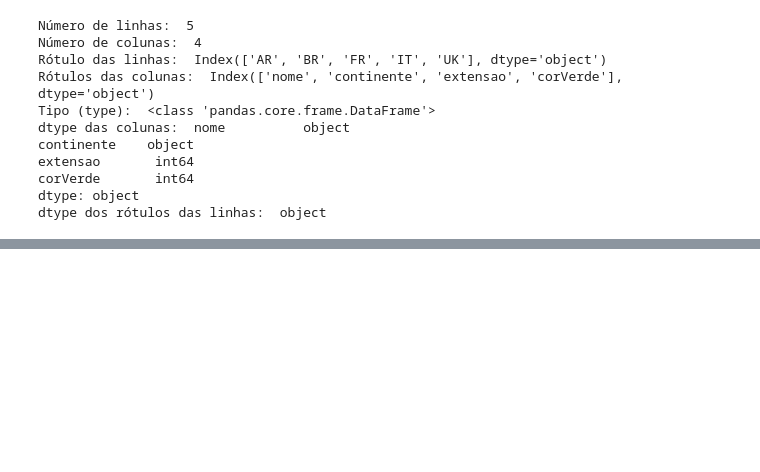
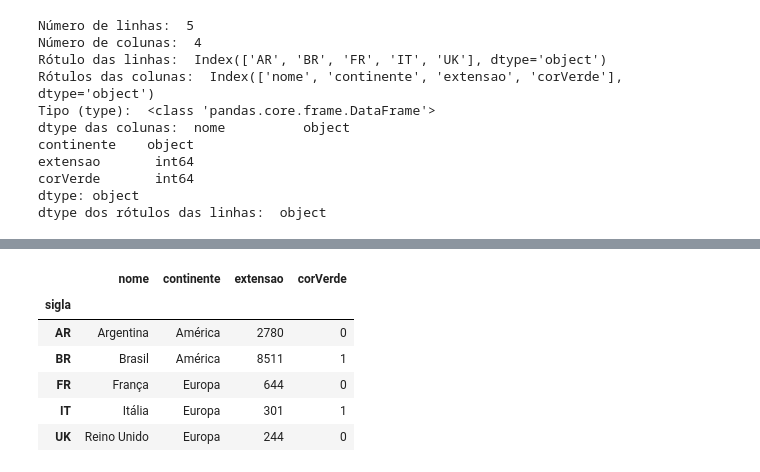
Before and after one commit to marcus-santos/ifsp-carcdsi-playground, a Jupyter notebook: dataframe.ipynb, the cells around one changed output, grey strips where cells are left out. Cells and saved outputs as stored; diff of their text form; code cells hidden in the pictures; blank space fills up the shorter version.

```diff
--- a/dataframe.ipynb
+++ b/dataframe.ipynb
@@ -76,0 +200,14 @@ dtype dos rótulos das linhas:  object
+# %%
+# Importa arquivo CSV padrão para um Dataframe
+
+df1 = pandas.read_csv('/content/drive/MyDrive/IFSP/Ciencia_Dados/Material/paises.csv', index_col='sigla')
+
+df1
+# %% [output]
+|  | nome | continente | extensao | corVerde |
+| sigla |  |  |  |  |
+| AR | Argentina | América | 2780 | 0 |
+| BR | Brasil | América | 8511 | 1 |
+| FR | França | Europa | 644 | 0 |
+| IT | Itália | Europa | 301 | 1 |
+| UK | Reino Unido | Europa | 244 | 0 |
```
Also changed, not shown: parts of 12 cells of this notebook.
